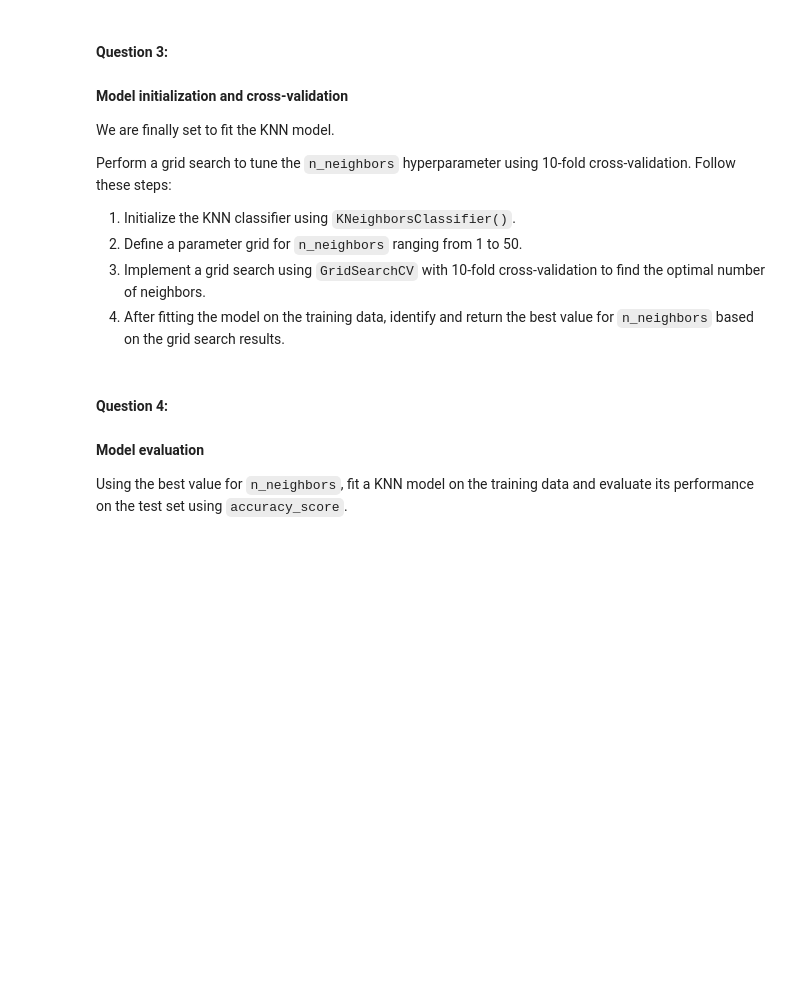
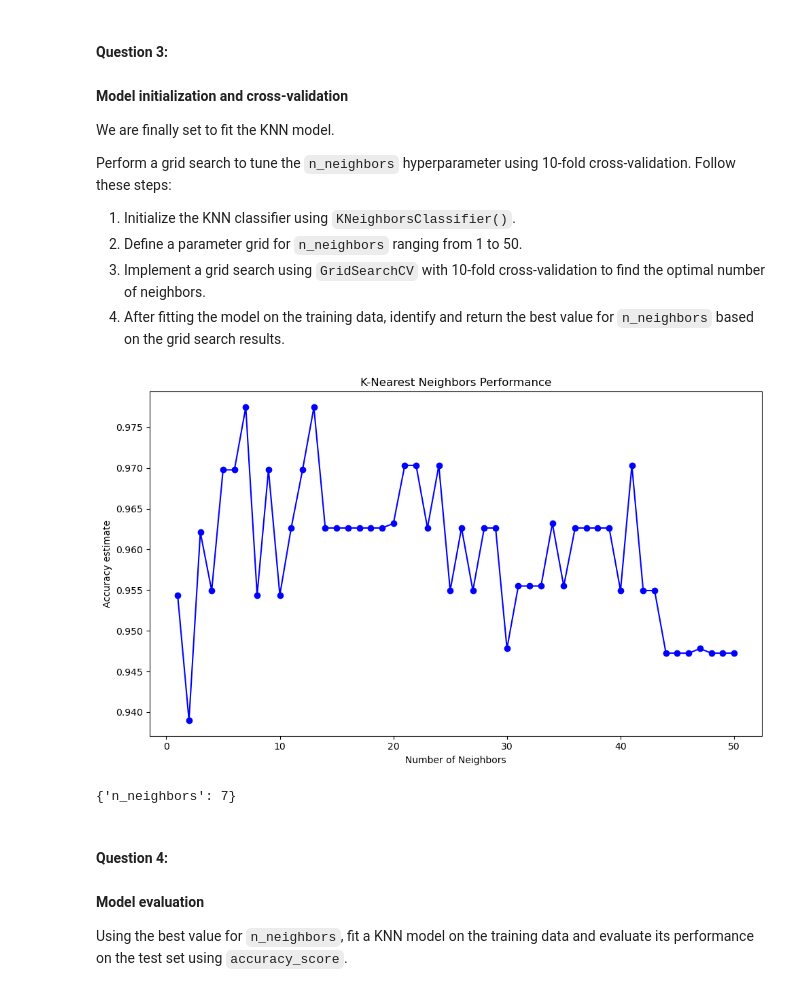
Before and after one commit to omaralfaqih6/LCR, a Jupyter notebook: 02_activities/assignments/assignment_1.ipynb, the cells around one changed output. Cells and saved outputs as stored; diff of their text form; code cells hidden in the pictures; blank space fills up the shorter version.

```diff
--- a/02_activities/assignments/assignment_1.ipynb
+++ b/02_activities/assignments/assignment_1.ipynb
@@ -187,3 +187,13 @@ np.random.seed(123)
 # split the data into a training and testing set. hint: use train_test_split !
 
 # Your code here ...
+# Bind the 'class' (wine target) to the standardized DataFrame
+predictors_standardized['class'] = wine_data.target
+predictors_standardized['class'] = predictors_standardized['class'].astype('category')
+#predictors_standardized
+wine_train, wine_test = train_test_split(
+    predictors_standardized, train_size=0.75, stratify=predictors_standardized["class"]
+)
+# Display the shape of the training and testing sets
+wine_train.info()
+#wine_train["class"].value_counts(normalize=True)
@@ -201,6 +229,56 @@ Perform a grid search to tune the `n_neighbors` hyperparameter using 10-fold cro
 4. After fitting the model on the training data, identify and return the best value for `n_neighbors` based on the grid search results.
 # %%
 # Your code here...
+
+knn = KNeighborsClassifier(n_neighbors=3)
+X = wine_train.iloc[:, :-1]  # Select all columns except the class column
+y = wine_train["class"]
+
+#Cross validation
+parameter_grid = {
+    "n_neighbors": range(1, 51),
+}
+wine_tune_grid = GridSearchCV(
+    estimator=knn,
+    param_grid=parameter_grid,
+    cv=10
+)
+wine_tune_grid.fit(
+    wine_train.iloc[:, :-1],
+    wine_train["class"]
+)
+
+accuracies_grid = pd.DataFrame(wine_tune_grid.cv_results_)
+accuracies_grid
+
+accuracies_grid["sem_test_score"] = accuracies_grid["std_test_score"] / 10**(1/2)
+accuracies_grid = (
+     accuracies_grid[[
+         "param_n_neighbors",
+         "mean_test_score",
+         "sem_test_score"
+     ]]
+     .rename(columns={"n_neighbors": "param_n_neighbors"})
+ )
+accuracies_grid
+
+# Create the plot
+plt.figure(figsize=(10, 6))
+
+# Plot mean test scores with error bars
+plt.plot(accuracies_grid['param_n_neighbors'], accuracies_grid['mean_test_score'], '-o', color='blue')
+
+# Add labels and legend
+plt.xlabel('Number of Neighbors')
+plt.ylabel('Accuracy estimate')
+plt.title('K-Nearest Neighbors Performance')
+plt.tight_layout()
+plt.show()
+
+wine_tune_grid.best_params_
+# %% [output]
+[figure, added]
+{'n_neighbors': 7}
 # %% [markdown]
 #### **Question 4:**
 #### Model evaluation
```
Also changed, not shown: parts of 4 cells of this notebook.
